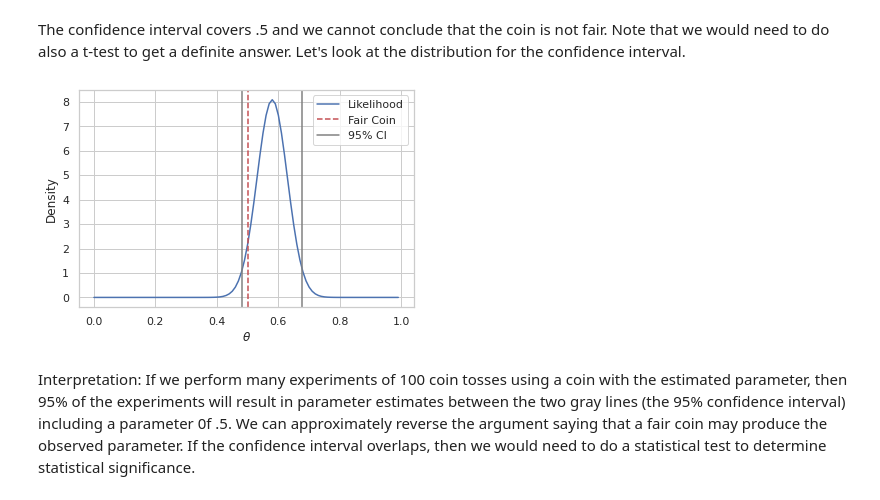
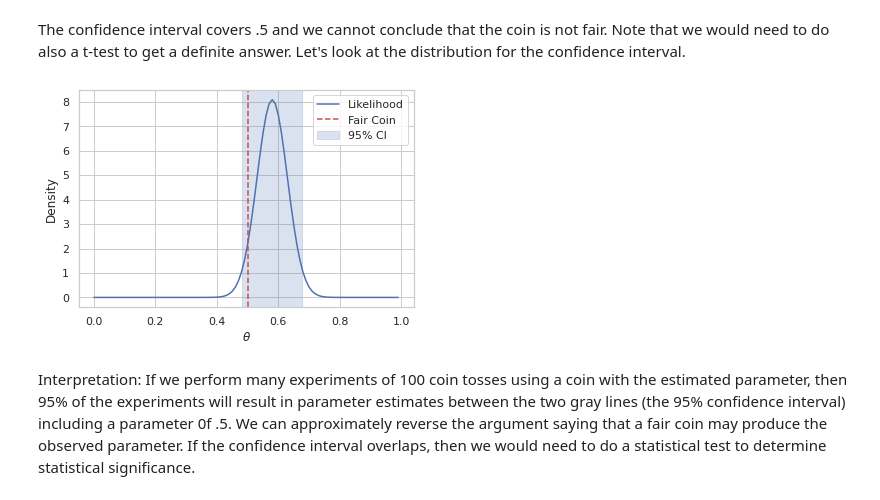
Before and after one commit to mhahsler/CS7320-AI, a Jupyter notebook: Uncertainty/Frequentist_vs_Bayesian.ipynb, the cells around one changed output. Saved outputs shown, nothing was run; the diff lists cells and outputs as text; code cells hidden in the pictures.

```diff
--- a/Uncertainty/Frequentist_vs_Bayesian.ipynb
+++ b/Uncertainty/Frequentist_vs_Bayesian.ipynb
@@ -101,16 +103,15 @@ The confidence interval covers .5 and we cannot conclude that the coin is not fa
 # %%
 ps = np.arange(0, 1, step=0.01)
 ls = [norm.pdf(p, loc = theta_hat, scale = se) for p in ps]
 plt.plot(ps, ls, label="Likelihood")
 plt.xlabel("$\\theta$")
 plt.ylabel("Density")
 plt.axvline(x=0.5, color='r', linestyle="--", label="Fair Coin")
-plt.axvline(x=CI[0], color='gray', label="95% CI")
-plt.axvline(x=CI[1], color='gray')
+plt.axvspan(CI[0], CI[1], color='b', alpha=.2, label="95% CI")
 plt.legend()
 plt.show()
 # %% [output]
-[figure, old version]
+[figure, new version]
 # %% [markdown]
 Interpretation: If we perform many experiments of 100 coin tosses using a coin with the estimated parameter, then 95% of the experiments will result in parameter estimates between the two gray lines (the 95% confidence interval) including a parameter 0f .5. We can approximately reverse the argument saying that a fair coin may produce the observed parameter. If the confidence interval overlaps, then we would need to do a statistical test to determine statistical significance.
 # %% [markdown]
```
Also changed, not shown: parts of 19 cells of this notebook.
